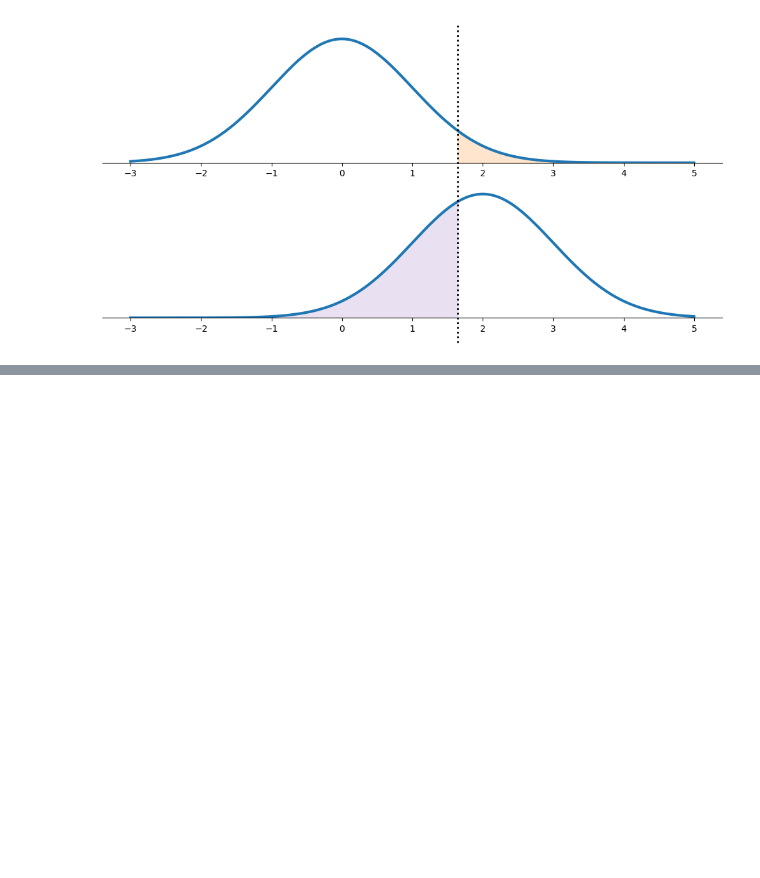
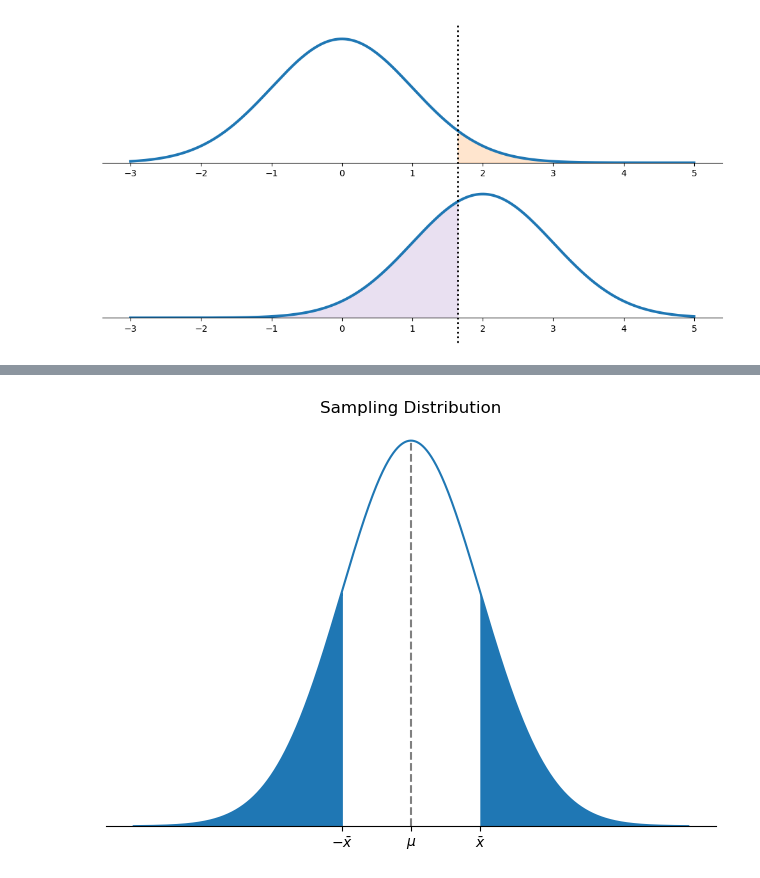
Before and after one commit to alexanderthclark/Matplotlib-for-Storytellers, a Jupyter notebook: python/Special-Figure-Dev.ipynb, the cells around one changed output, grey strips where cells are left out. Saved outputs shown, nothing was run; the diff lists cells and outputs as text; code cells hidden in the pictures; blank space fills up the shorter version.

Commit message:
stats update

```diff
--- a/python/Special-Figure-Dev.ipynb
+++ b/python/Special-Figure-Dev.ipynb
@@ -705,0 +706,38 @@ savepy('normal-pdf')
+# %%
+fig, ax = plt.figure(), plt.axes()
+x = np.linspace(-4,4, 100_000)
+norm_pdf = stats.norm.pdf(x)
+ax.plot(x, norm_pdf)
+ax.set_title("Sampling Distribution")
+
+# Clean background elements
+ax.set_yticks([])
+for s in 'left', 'top', 'right':
+    ax.spines[s].set_visible(False)
+
+# Start y-axis at 0
+ylims = ax.get_ylim()
+ax.set_ylim(0, ylims[1])
+
+# Set x-axis ticks and labels
+ax.set_xticks([-1, 0,1])
+ax.set_xticklabels([r"$-\bar{x}$", r'$\mu$', r'$\bar{x}$'])
+
+# Vertical dashed line
+x0 = 0,0
+y0 = [0,stats.norm.pdf(0)]
+ax.plot(x0, y0, linestyle = 'dashed', color = 'gray')
+
+# Fill area for a more extreme sample mean
+x_right = x[x > 1]
+y_right = norm_pdf[-len(x_right):]
+ax.fill_between(x_right, y_right)
+
+x_left = x[x < -1]
+y_left = norm_pdf[:len(x_left)]
+ax.fill_between(x_left, y_left, color = 'C0')
+#truncate
+plt.tight_layout()
+plt.savefig('sampling-dist.pdf')
+# %% [output]
+[figure, added]
```
Also changed, not shown: parts of 39 cells of this notebook, 28 other files.
